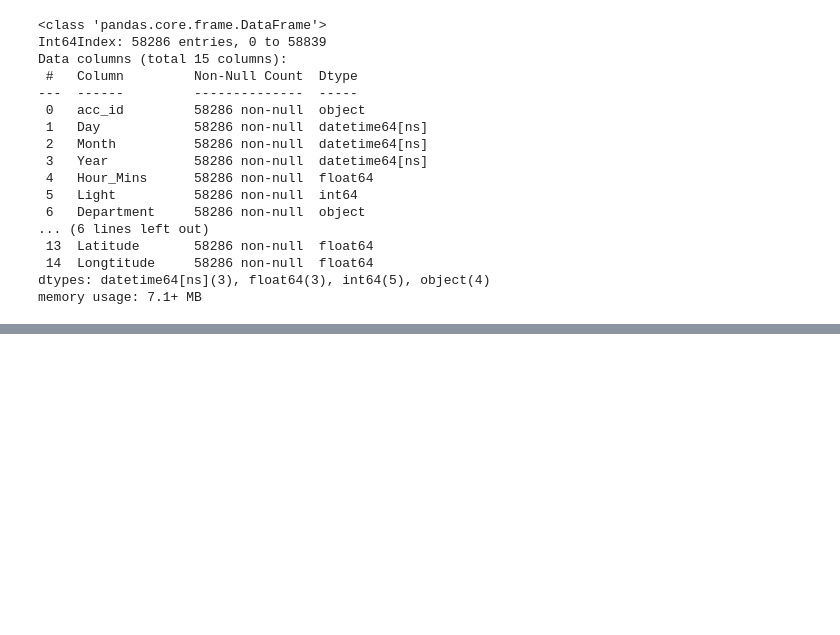
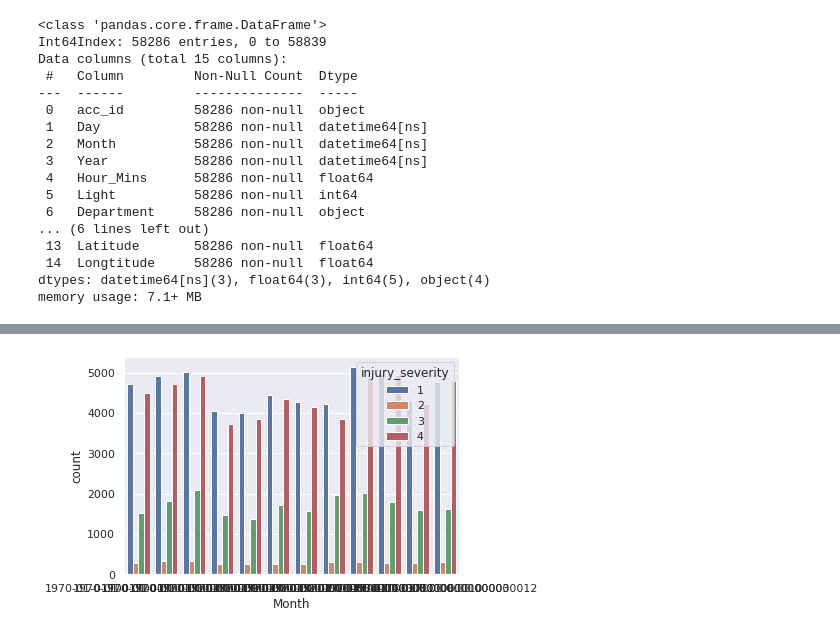
Before and after one commit to Menox-tech/myFirstRepo, a Jupyter notebook: TrafficDS_1.ipynb, the cells around one changed output, grey strips where cells are left out. Drawn from its saved outputs; the diff is of its cells as text; code cells hidden in the pictures; blank space fills up the shorter version.

```diff
--- a/TrafficDS_1.ipynb
+++ b/TrafficDS_1.ipynb
@@ -357,0 +296,5 @@ charcts_df[['Light', 'Location','Intersection','Weather_cond','Collison_type']]
+# %%
+# plot injury_severity (the target) per month
+ax = sns.countplot(x="Month", hue="injury_severity", data=df)
+# %% [output]
+[figure, added]
```
Also changed, not shown: parts of 44 cells of this notebook.
